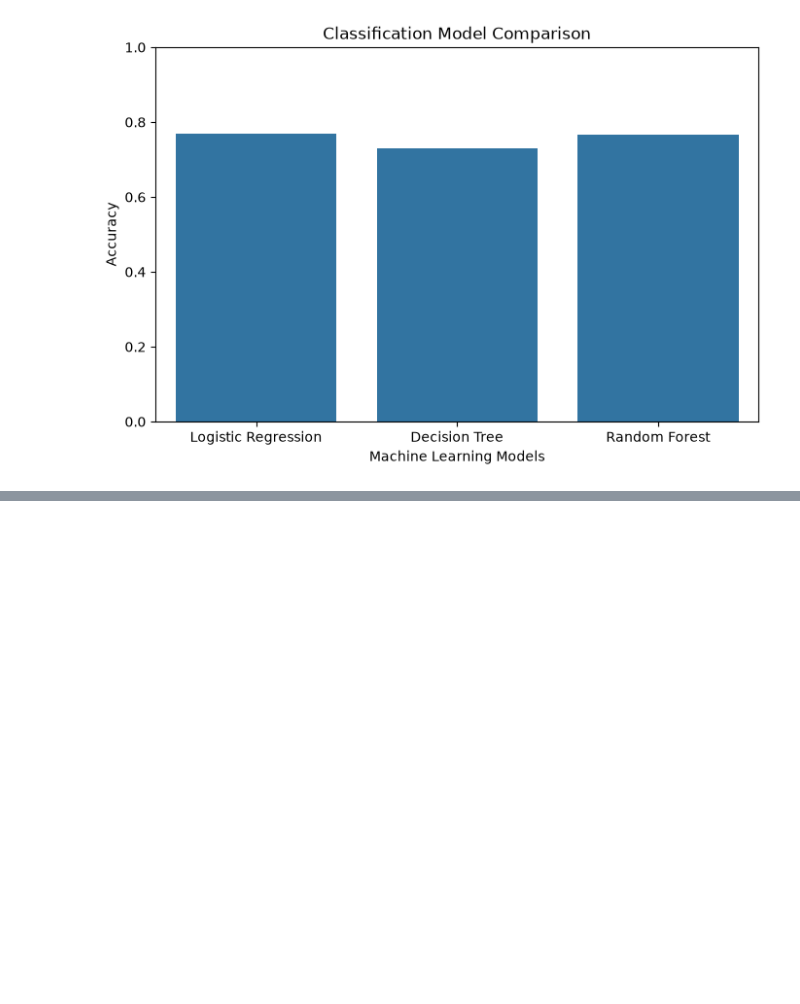
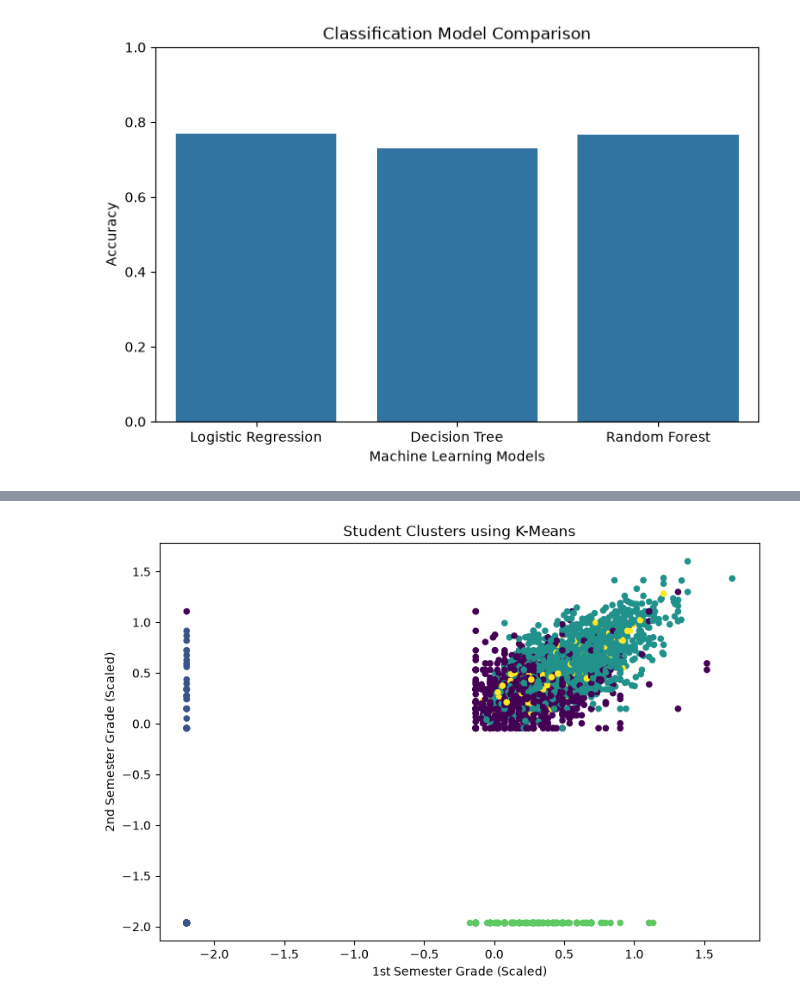
Before and after one commit to DLDevL/student-academic-outcome-analysis, a Jupyter notebook: Student_Academic_Outcome_Analysis.ipynb, the cells around one changed output, grey strips where cells are left out. Cells and saved outputs as stored; diff of their text form; code cells hidden in the pictures; blank space fills up the shorter version.

```diff
--- a/Student_Academic_Outcome_Analysis.ipynb
+++ b/Student_Academic_Outcome_Analysis.ipynb
@@ -520,0 +651,19 @@ plt.show()
+# %%
+import matplotlib.pyplot as plt
+
+plt.figure(figsize=(9, 6))
+
+plt.scatter(
+    cluster_scaled[:, 0],
+    cluster_scaled[:, 1],
+    c=kmeans.labels_,
+    cmap="viridis",
+    s=20
+)
+
+plt.title("Student Clusters using K-Means")
+plt.xlabel("1st Semester Grade (Scaled)")
+plt.ylabel("2nd Semester Grade (Scaled)")
+plt.show()
+# %% [output]
+[figure, added]
```
Also changed, not shown: parts of 18 cells of this notebook.
